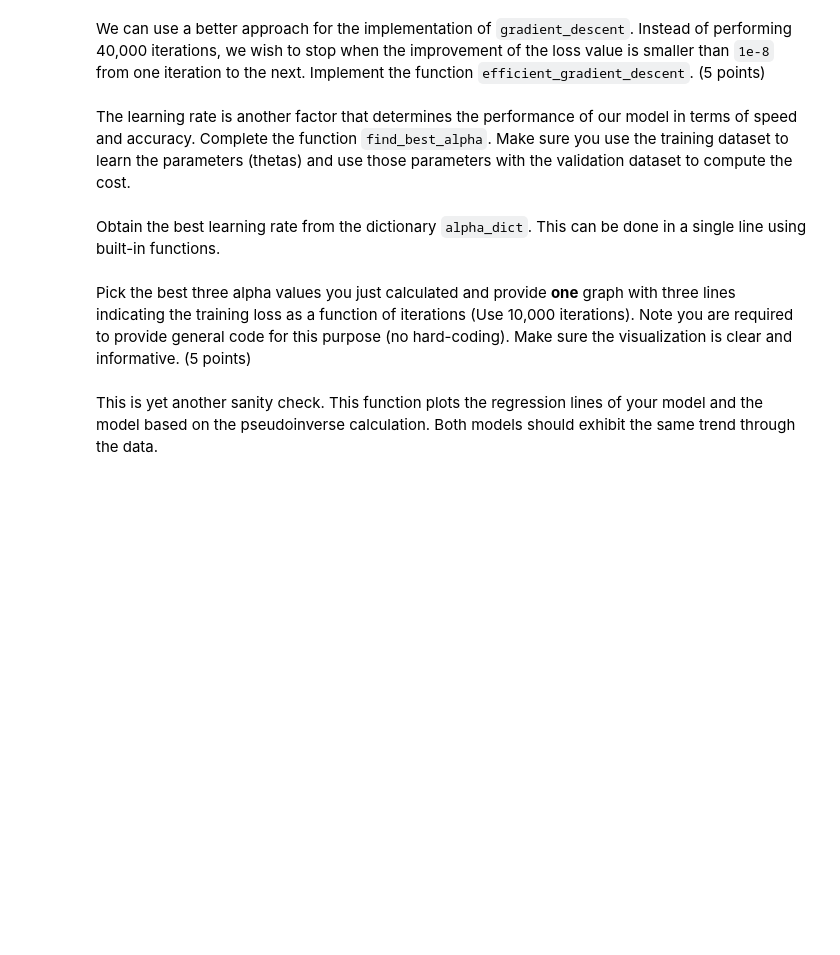
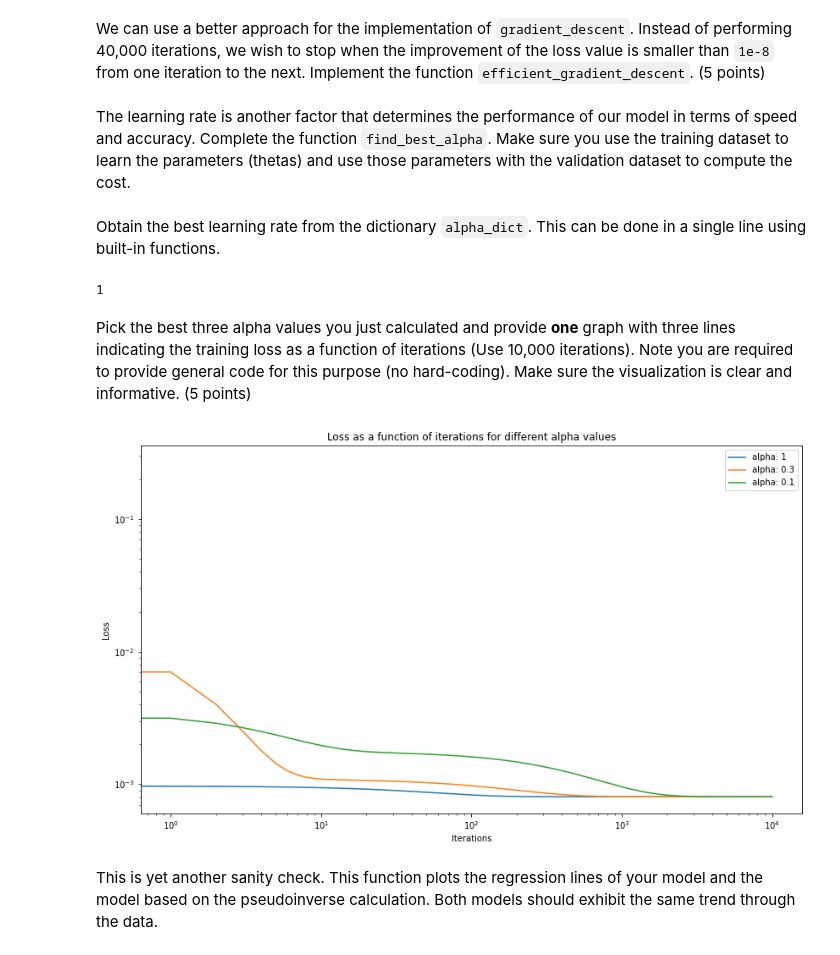
Before and after one commit to BDR2939/ML-from-Data, a Jupyter notebook: HW1/hw1.ipynb, the cells around one changed output. Cells and saved outputs as stored; diff of their text form; code cells hidden in the pictures; blank space fills up the shorter version.

Commit message:
Plot the loss as a function of iterations for different alpha values.

```diff
--- a/HW1/hw1.ipynb
+++ b/HW1/hw1.ipynb
@@ -181,7 +181,7 @@ Implement the cost function `compute_cost`. (10 points)
 # %%
 def compute_cost(X, y, theta):
     """
-    Computes the average squared difference between an obserbation's actual and
+    Computes the average squared difference between an observation's actual and
     predicted values for linear regression.
 
     Input:
@@ -236,7 +236,7 @@ def gradient_descent(X, y, theta, alpha, num_iters):
 
         J_history.append(J)
 
-        theta = theta - (alpha / m) * np.matmul(error, X).transpose()
+        theta = theta - (alpha / m) * np.matmul(error, X)
 
     return theta, J_history
 # %%
@@ -368,5 +368,7 @@ Obtain the best learning rate from the dictionary `alpha_dict`. This can be done
 # %%
 best_alpha = min(alpha_dict, key=alpha_dict.get)
 print(best_alpha)
+# %% [output]
+1
 # %% [markdown]
 Pick the best three alpha values you just calculated and provide **one** graph with three lines indicating the training loss as a function of iterations (Use 10,000 iterations). Note you are required to provide general code for this purpose (no hard-coding). Make sure the visualization is clear and informative. (5 points)
@@ -381,3 +375,31 @@ pass
+# %%
+def plot_one_off_setup():
+    plt.xscale('log')
+    plt.yscale('log')
+    plt.xlabel('Iterations')
+    plt.ylabel('Loss')
+    plt.title('Loss as a function of iterations for different alpha values')
+
+def plot_training_loss_for_best_alpha_values(X_train, y_train, X_val, y_val, iterations, alpha_values):
+    alpha_dict = find_best_alpha(X_train, y_train, X_val, y_val, iterations)
+    sorted_alpha_dict = dict(sorted(alpha_dict.items(), key=lambda item: item[1]))
+    best_alphas = list(sorted_alpha_dict.keys())[:alpha_values]
+    # print(best_alphas)
+    for alpha in best_alphas:
+        # It is less efficient in terms of compute resources to calculate the J_history again after we already calculated it when we generated alpha_dict.
+        # However, it runs in a reasonable time and therefore we perform the calculation again for keeping the alpha_dict simpler.
+        initial_theta = np.random.random(size=2)
+        # We use the non efficient gradient_descent implementation in order to get J_history in the same size of iterations to simplify the plotting.
+        _, J_history = gradient_descent(X_train, y_train, initial_theta, alpha, iterations)
+        plt.plot(np.arange(iterations), J_history)
+    plot_one_off_setup()
+    plt.legend(list(map(lambda a: f'alpha: {a}', best_alphas)))
+    plt.show()
+
+np.random.seed(42)
+plot_training_loss_for_best_alpha_values(X_train, y_train, X_val, y_val, iterations=10000, alpha_values=3)
+# %% [output]
+[figure, added]
 # %% [markdown]
 This is yet another sanity check. This function plots the regression lines of your model and the model based on the pseudoinverse calculation. Both models should exhibit the same trend through the data.
 # %%
```
Also changed, not shown: parts of 8 cells of this notebook.
